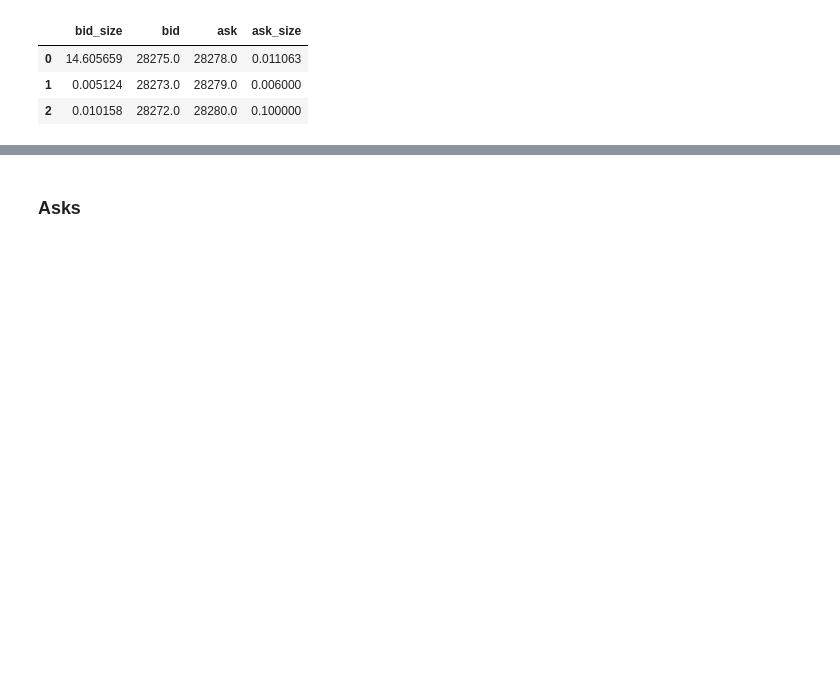
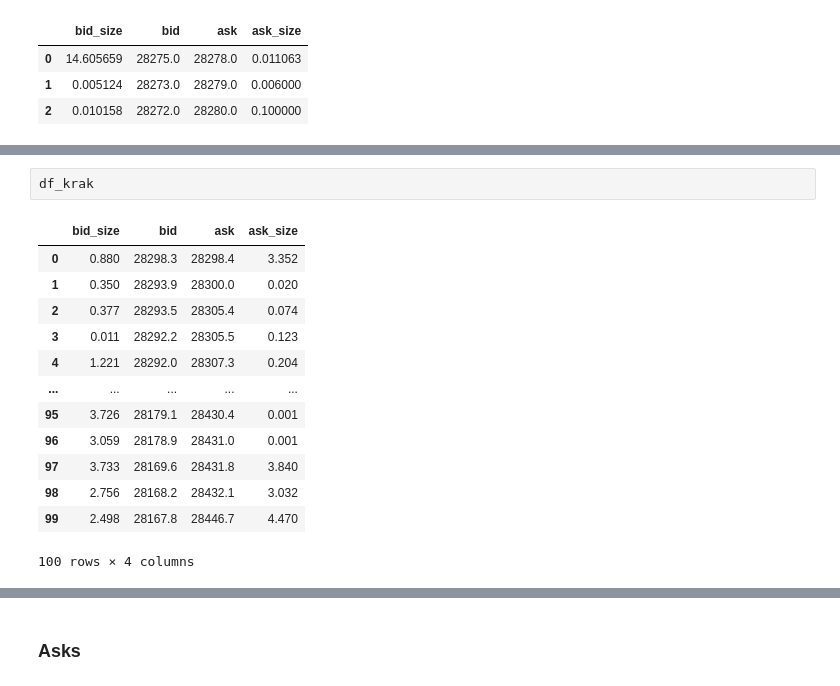
Before and after one commit to AndresLaresBarragan/MyST_XEMM, a Jupyter notebook: working_session.ipynb, the cells around one changed output, grey strips where cells are left out. Cells and saved outputs as stored; diff of their text form; blank space fills up the shorter version.

```diff
--- a/working_session.ipynb
+++ b/working_session.ipynb
@@ -180,0 +267,16 @@ df_bit.shape[0],levels.shape[0], test_bid.shape[0]
+# %%
+df_krak
+# %% [output]
+|  | bid_size | bid | ask | ask_size |
+| 0 | 0.880 | 28298.3 | 28298.4 | 3.352 |
+| 1 | 0.350 | 28293.9 | 28300.0 | 0.020 |
+| 2 | 0.377 | 28293.5 | 28305.4 | 0.074 |
+| 3 | 0.011 | 28292.2 | 28305.5 | 0.123 |
+| 4 | 1.221 | 28292.0 | 28307.3 | 0.204 |
+| ... | ... | ... | ... | ... |
+| 95 | 3.726 | 28179.1 | 28430.4 | 0.001 |
+| 96 | 3.059 | 28178.9 | 28431.0 | 0.001 |
+| 97 | 3.733 | 28169.6 | 28431.8 | 3.840 |
+| 98 | 2.756 | 28168.2 | 28432.1 | 3.032 |
+| 99 | 2.498 | 28167.8 | 28446.7 | 4.470 |
+100 rows × 4 columns
```
Also changed, not shown: parts of 19 cells of this notebook.
